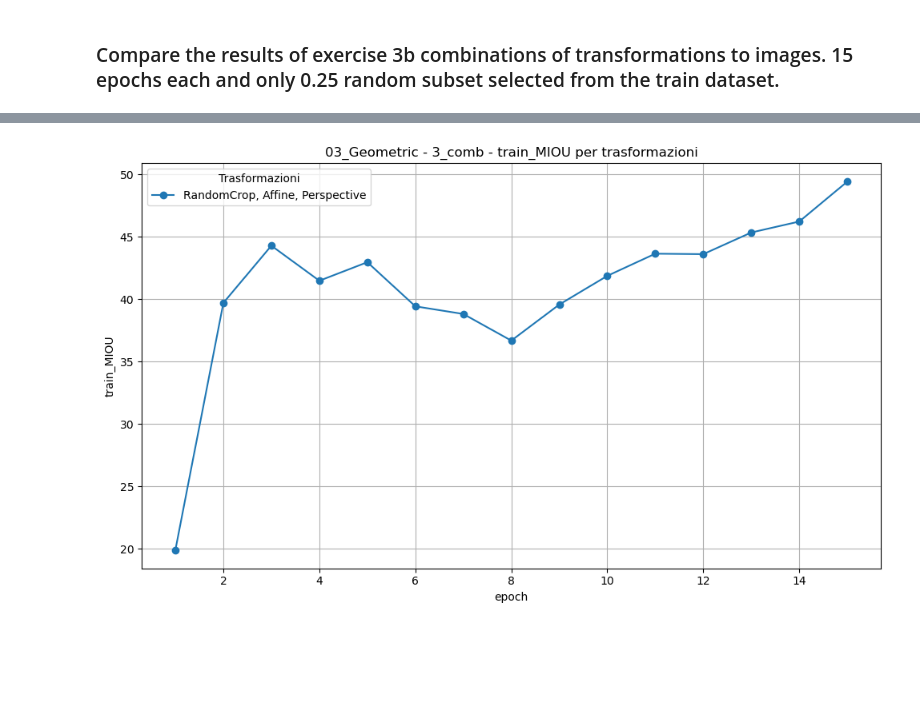
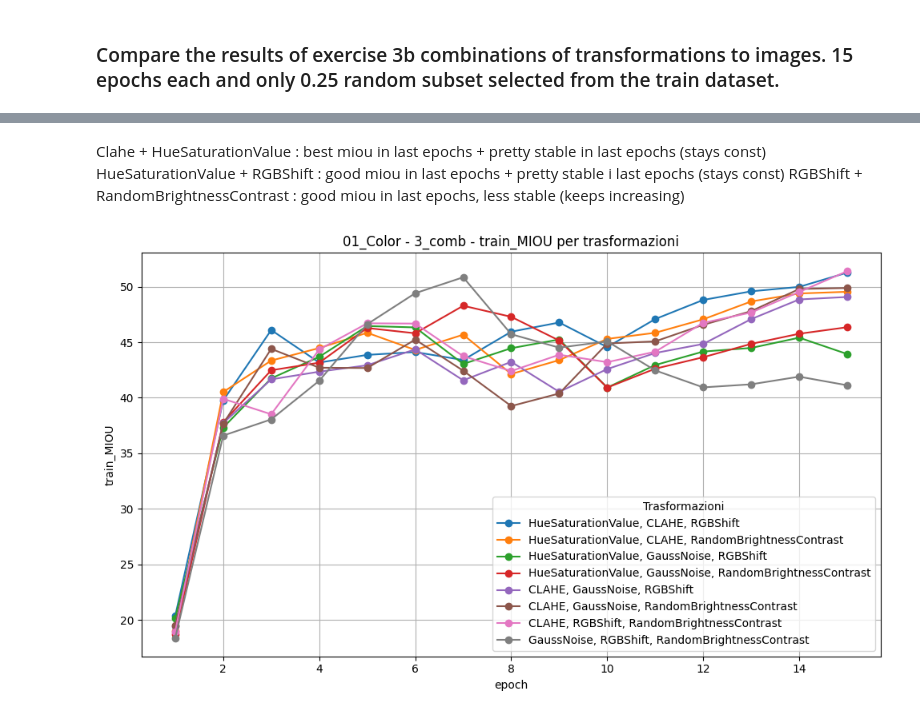
Before and after one commit to elisabettaroviera/MLDL-Project, a Jupyter notebook: 3b_comparison_augs.ipynb, the cells around one changed output, grey strips where cells are left out. Saved outputs shown, nothing was run; the diff lists cells and outputs as text; code cells hidden in the pictures; blank space fills up the shorter version.

```diff
--- a/3b_comparison_augs.ipynb
+++ b/3b_comparison_augs.ipynb
@@ -182,4 +184,8 @@ plot_train_miou_composite(root_dir='./1_Color', nome_cartelle=['01_Color'], comb
+# %% [markdown]
+Clahe + HueSaturationValue : best miou in last epochs + pretty stable in last epochs (stays const)
+HueSaturationValue + RGBShift : good miou in last epochs + pretty stable i last epochs (stays const)
+RGBShift + RandomBrightnessContrast : good miou in last epochs, less stable (keeps increasing)
 # %%
-plot_train_miou_composite(root_dir='.', nome_cartelle=['1_Color'], comb_list=[3])
+plot_train_miou_composite(root_dir='./1_Color', nome_cartelle=['01_Color'], comb_list=[3])
 # %% [output]
-[figure, old version]
+[figure, new version]
```
Also changed, not shown: parts of 17 cells of this notebook.
